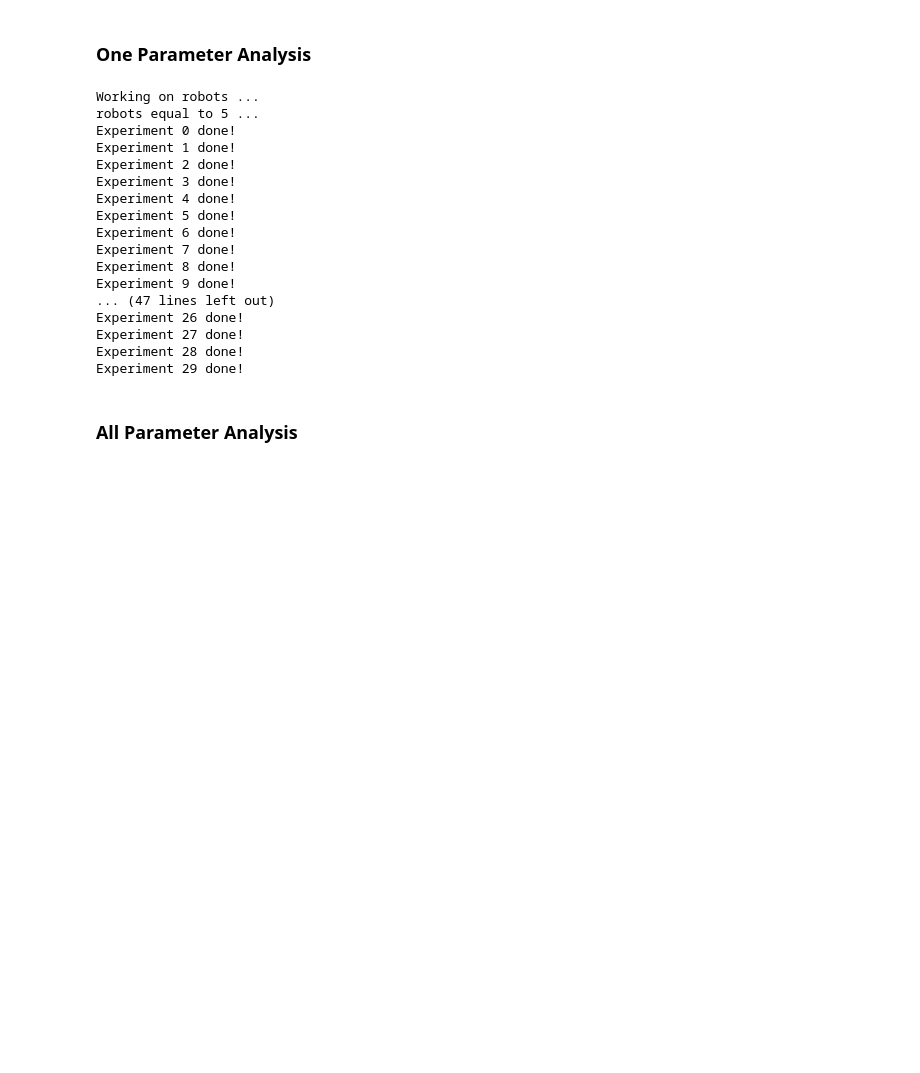
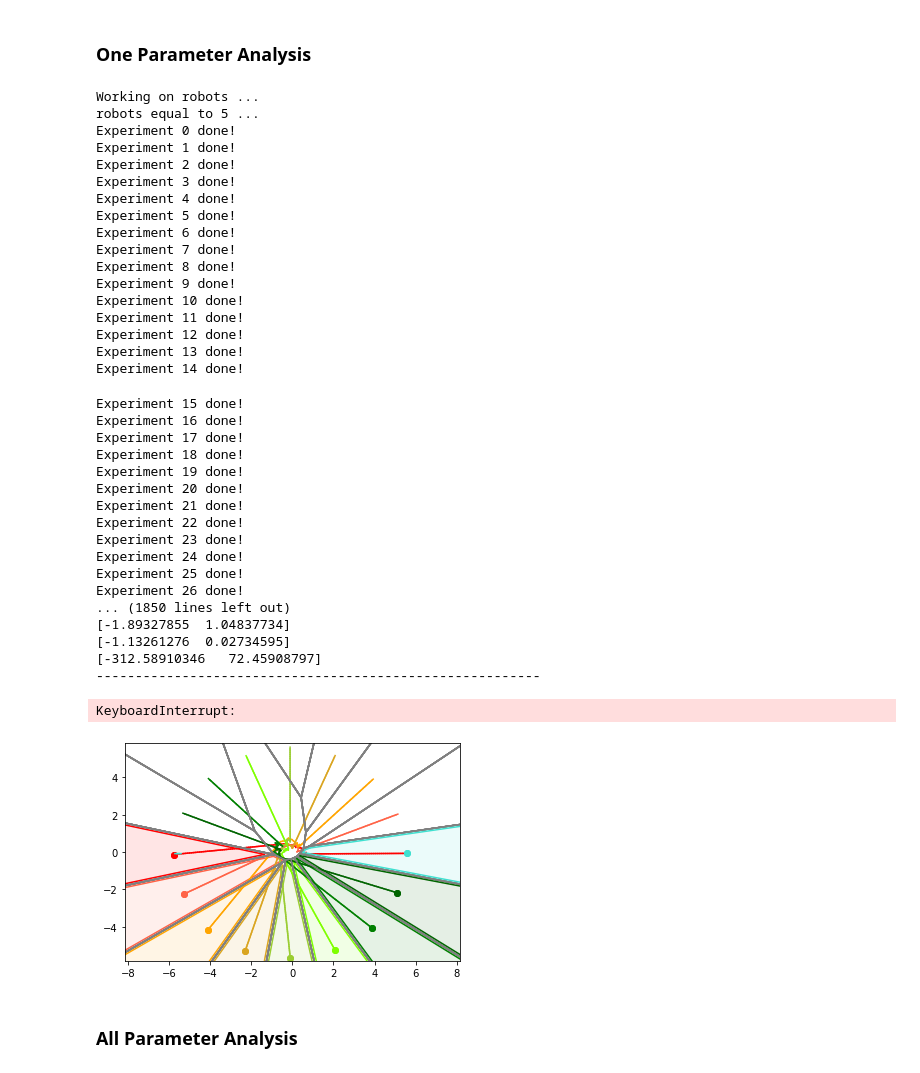
Before and after one commit to pepeleduin/Collision-Avoidance-Algorithms-in-2D-using-Voronoi-Diagrams, a Jupyter notebook: main.ipynb, the cells around one changed output. Drawn from its saved outputs; the diff is of its cells as text; code cells hidden in the pictures; blank space fills up the shorter version.

```diff
--- a/main.ipynb
+++ b/main.ipynb
@@ -71,17 +71,17 @@ number blocks the change of the verbose and plot state.
 # %%
 opt = { "algorithm"  : "aga",
-        "breakpoint" : 1000,
-        "experiments": 30,
+        "breakpoint" : 10000,
+        "experiments": 1,
         "optimize"   : 0,
         "path_data"  : "/home/leduin/Escritorio/Tesis/Resultados/Datos/",
         "path_image" : "/home/leduin/Escritorio/Tesis/Imagenes/",
-        "plot"       : 0,
-        "save_image" : 0,
-        "save_data"  : 1,
+        "plot"       : 1,
+        "save_image" : 1,
+        "save_data"  : 0,
         "see_more_steps" : 0,
         "seed"       : 0,
         "verbose"    : 0,
-        "zoom"       : 1,
+        "zoom"       : 0,
        }
 # %% [markdown]
 ## Main Loop
@@ -93,5 +95,5 @@ opt = { "algorithm"  : "aga",
 # %%
-def main_module(key):
+def main_module(key, T):
     with open(opt["path_data"]+opt["algorithm"]+"/"+key+".csv","a") as f:
         if opt["save_data"]:
             csv_writer = csv.writer(f)
@@ -144,14 +146,14 @@ def main_module(key):
                 tas.bvc_gen(parameters["radius"], robots, opt["verbose"],
                             vor_prox)
                 # PPS: Get the closer points
-                pps.controller(opt, parameters["radius"], robots, step)
+                pps.controller(opt, parameters["radius"], robots, step, T)
                 # Plotting
                 if opt["plot"]:
                     utils.plot(opt, robots, vor_prox)
                 utils.save_image(parameters["robots"], opt, step)
                 # PTS: Deadlock testing and solutions
                 pts.deadlock_test(opt, parameters, robots, step)
-                if opt["verbose"]:
+                if opt["verbose"] or opt["plot"]:
                     print('\nRounds: ',step)
                     print('\n*-*-*-*-*-*-*-*ENDING ROUND*-*-*-*-*-*-*-*-*\n')
                 # For activate or deactivate Print Debugging
@@ -164,9 +166,12 @@ def main_module(key):
                 utils.update_pos(parameters["movement"], robots)
             effectiveness = (np.sum([agent.dist_total for agent in robots])
                              / np.sum([agent.dist_travel for agent in robots]))
-            if opt["save_data"]:
+            if opt["save_data"] and not opt["optimize"]:
                 csv_writer.writerow([parameters[key], inst_experiment, step,
                                      time.time() - start_time, effectiveness])
+            elif opt["save_data"] and opt["optimize"]:
+                csv_writer.writerow([T, inst_experiment, step,
+                                     time.time() - start_time, effectiveness])
             print('Experiment ' + str(inst_experiment) + " done!")
 # %% [markdown]
 #### Running the code for the number of experiments determined in the dictionary
@@ -215,41 +200,50 @@ Experiment 12 done!
 # %%
 parameter = "robots"
 print("Working on",parameter,"...")
-previous_value = parameters[parameter]
-if parameter == "deadlock_mov":
-    parameters[parameter] = 1
-elif parameter == "tolerance":
-    parameters[parameter] = 0.1
-elif parameter == "movement":
-    parameters[parameter] = 20
-for i in range(2):
+original_value = parameters[parameter]
+#parameters[parameter] = 0.2
+for _ in range(95):
     print(parameter,"equal to",parameters[parameter],"...")
-    main_module(parameter)
-    if parameter == "tolerance":
-        parameters[parameter] = round(parameters[parameter]+0.1,2)
-    elif parameter == "movement":
-        parameters[parameter] += 10
-    else:
-        parameters[parameter] += 1
-parameters[parameter] = previous_value
+    main_module(parameter, 20)
+    parameters[parameter] += 1
+parameters[parameter] = original_value
 # %% [output]
 Working on robots ...
 robots equal to 5 ...
 Experiment 0 done!
 Experiment 1 done!
 Experiment 2 done!
 Experiment 3 done!
 Experiment 4 done!
 Experiment 5 done!
 Experiment 6 done!
 Experiment 7 done!
 Experiment 8 done!
 Experiment 9 done!
-... (47 lines left out)
-Experiment 26 done!
-Experiment 27 done!
-Experiment 28 done!
-Experiment 29 done!
+Experiment 10 done!
+Experiment 11 done!
+Experiment 12 done!
+Experiment 13 done!
+Experiment 14 done!
+Experiment 15 done!
+Experiment 16 done!
+Experiment 17 done!
+Experiment 18 done!
+Experiment 19 done!
+Experiment 20 done!
+Experiment 21 done!
+Experiment 22 done!
+Experiment 23 done!
+Experiment 24 done!
+Experiment 25 done!
+Experiment 26 done!
+... (1850 lines left out)
+[-1.89327855  1.04837734]
+[-1.13261276  0.02734595]
+[-312.58910346   72.45908797]
+---------------------------------------------------------
+KeyboardInterrupt:
+[figure, added]
 # %% [markdown]
 ### All Parameter Analysis
 # %%
```
Also changed, not shown: parts of 7 cells of this notebook, 22 other files.
